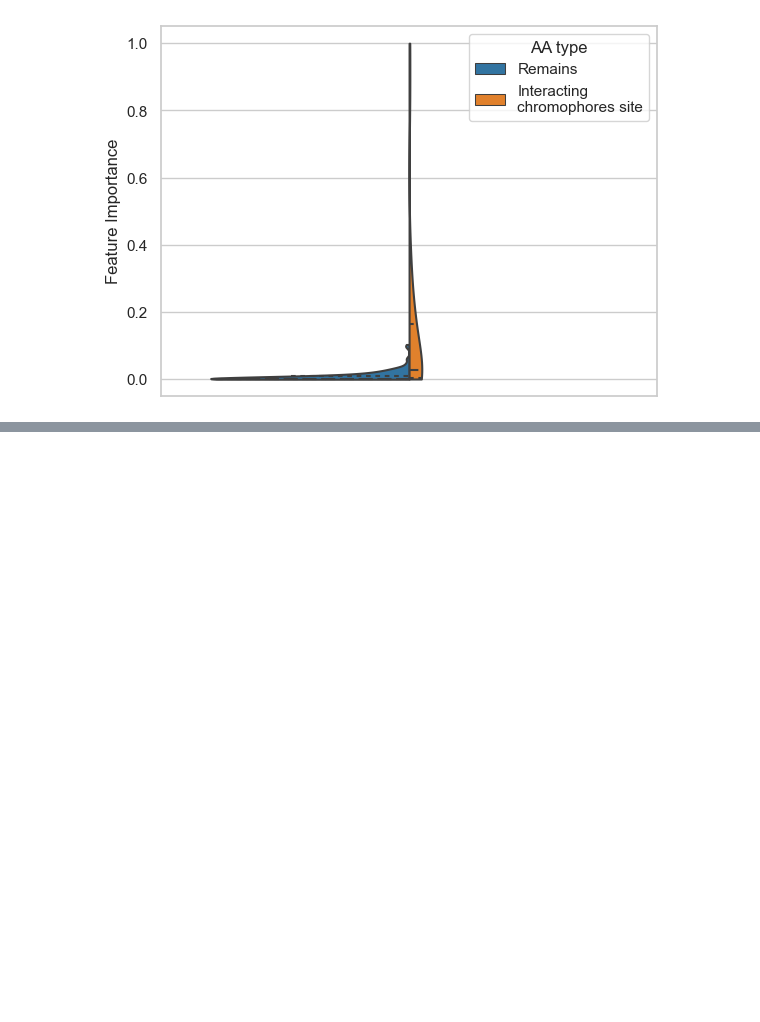
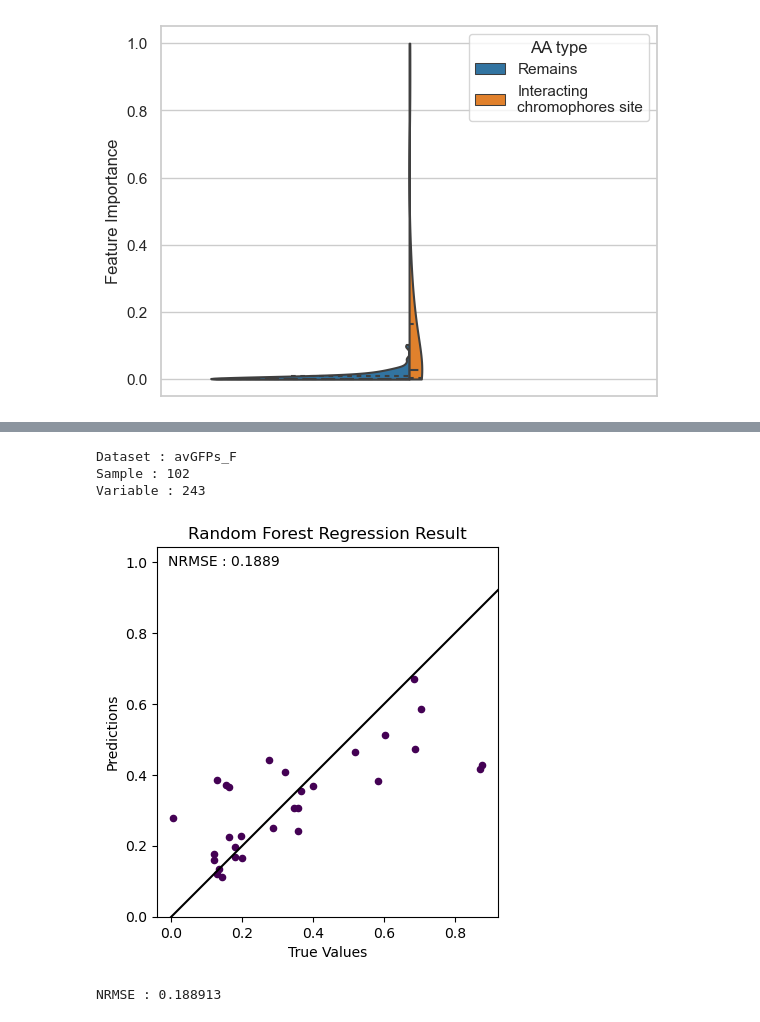
Before and after one commit to Chemical118/ProRF_server, a Jupyter notebook: avGFPs.ipynb, the cells around one changed output, grey strips where cells are left out. Saved outputs shown, nothing was run; the diff lists cells and outputs as text; code cells hidden in the pictures; blank space fills up the shorter version.

```diff
--- a/avGFPs.ipynb
+++ b/avGFPs.ipynb
@@ -104,0 +107,11 @@ matplotlib.rc_file_defaults()
+# %%
+R2, X2, Y2, L2, MF2, SF2, Y2, PY2 = load_small_dataset(dataset_name, 'F');
+# %% [output]
+Dataset : avGFPs_F
+Sample : 102
+Variable : 243
+# %%
+view_result(PY2, Y2, data_state);
+# %% [output]
+[figure, added]
+NRMSE : 0.188913
```
Also changed, not shown: parts of 8 cells of this notebook, 12 other files.
